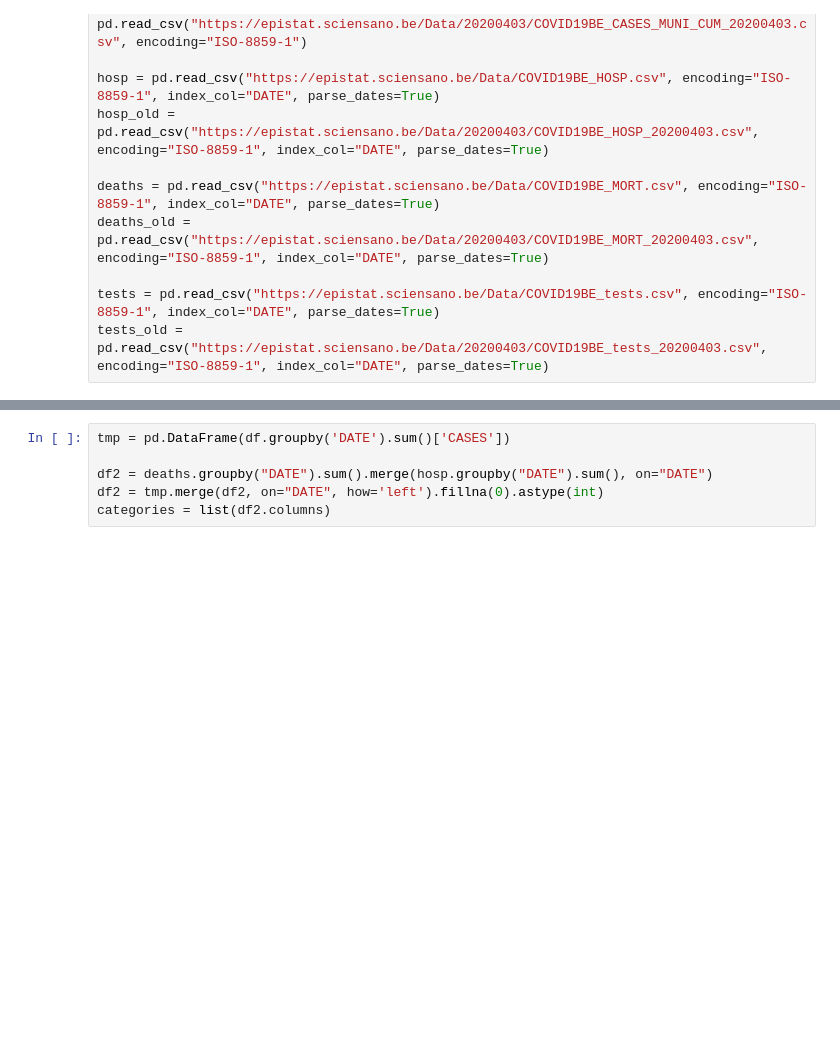
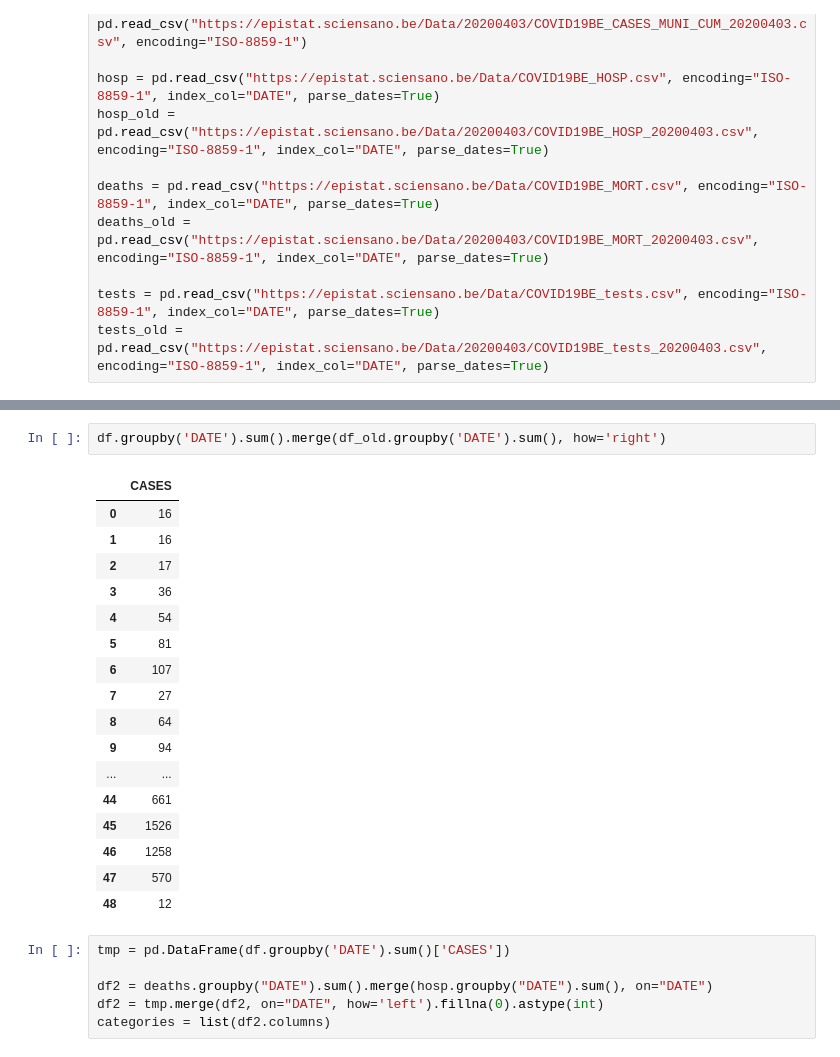
Before and after one commit to anonz322/covid-19-belgium, a Jupyter notebook: beta.ipynb, the cells around one changed output, grey strips where cells are left out. Drawn from its saved outputs; the diff is of its cells as text; blank space fills up the shorter version.

```diff
--- a/beta.ipynb
+++ b/beta.ipynb
@@ -34,3 +76,23 @@ tests_old = pd.read_csv("https://epistat.sciensano.be/Data/20200403/COVID19BE_te
+# %%
+df.groupby('DATE').sum().merge(df_old.groupby('DATE').sum(), how='right')
+# %% [output]
+|  | CASES |
+| 0 | 16 |
+| 1 | 16 |
+| 2 | 17 |
+| 3 | 36 |
+| 4 | 54 |
+| 5 | 81 |
+| 6 | 107 |
+| 7 | 27 |
+| 8 | 64 |
+| 9 | 94 |
+| ... | ... |
+| 44 | 661 |
+| 45 | 1526 |
+| 46 | 1258 |
+| 47 | 570 |
+| 48 | 12 |
 # %%
 tmp = pd.DataFrame(df.groupby('DATE').sum()['CASES'])
 
```
Also changed, not shown: parts of 2 cells of this notebook, 1 other file.
